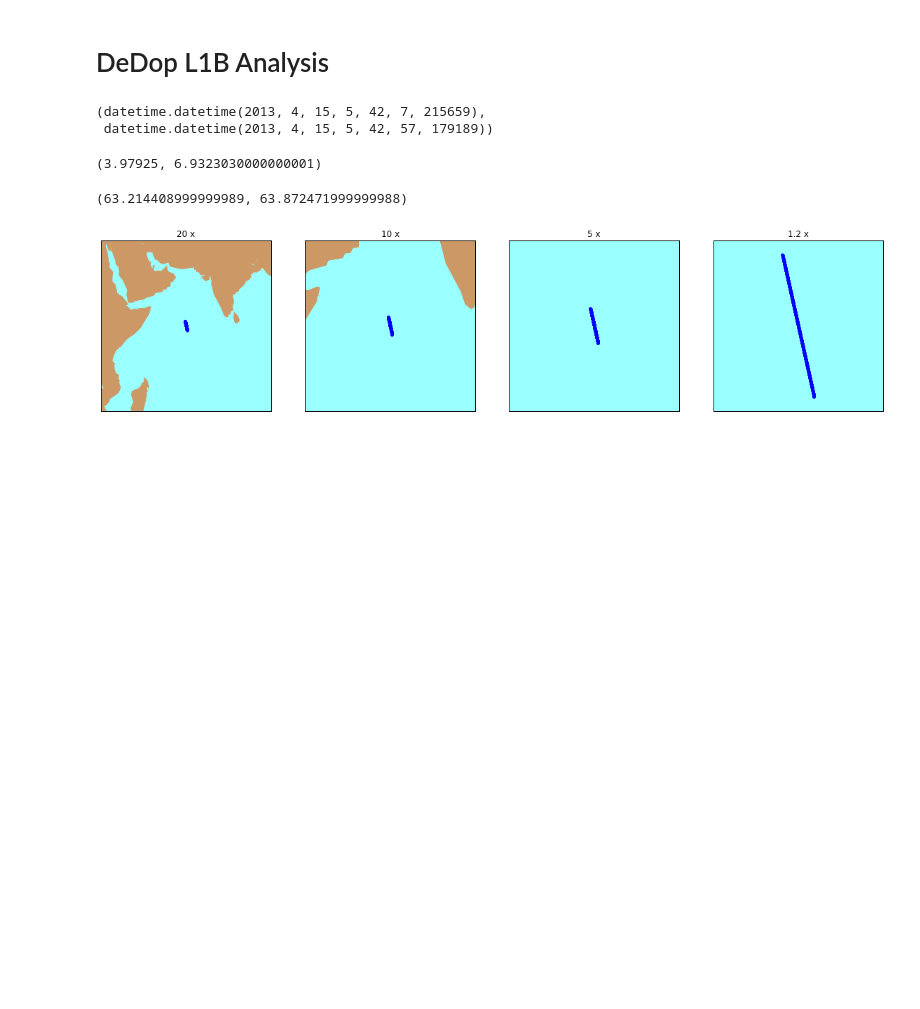
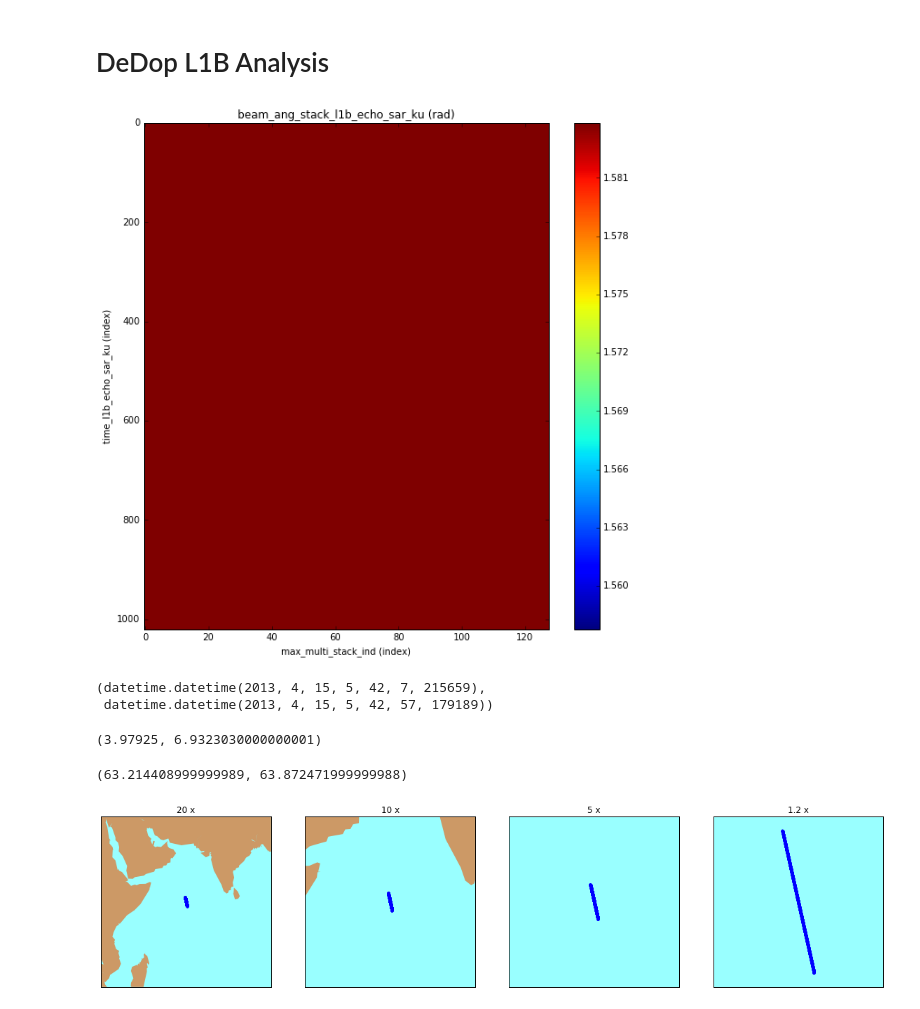
Before and after one commit to DeDop/dedop-core, a Jupyter notebook: notebooks/analysis-l1b.ipynb, the cells around one changed output. Drawn from its saved outputs; the diff is of its cells as text; code cells hidden in the pictures; blank space fills up the shorter version.

```diff
--- a/notebooks/analysis-l1b.ipynb
+++ b/notebooks/analysis-l1b.ipynb
@@ -5,6 +5,10 @@ from dedop.cli.analysis import L1bAnalysis
 %matplotlib inline
 # %%
 an = L1bAnalysis("C:\\Users\\Norman\\EOData\\DeDop\\S3\\L1B.nc")
+# %%
+an.plot_im()
+# %% [output]
+[figure, added]
 # %%
 an.time_range
 # %% [output]
```
Also changed, not shown: parts of 5 cells of this notebook, 1 other file.
